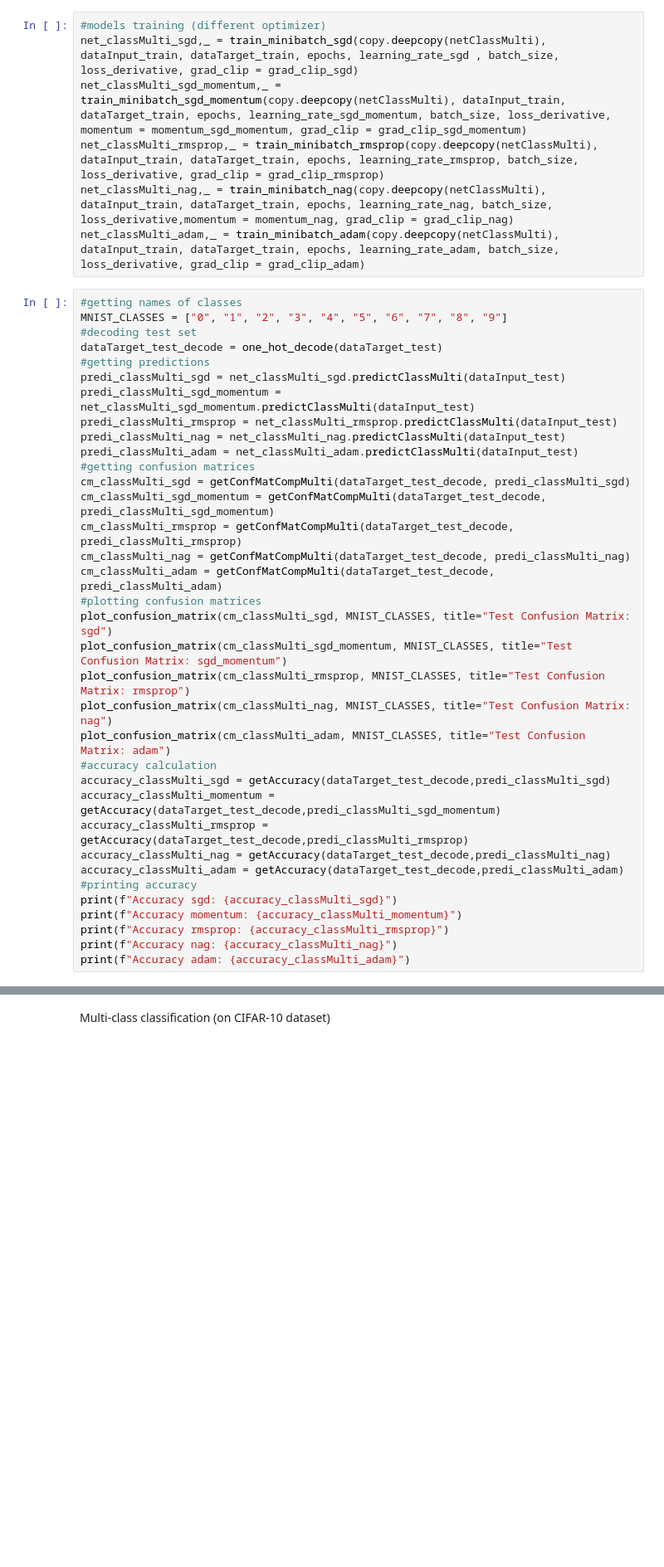
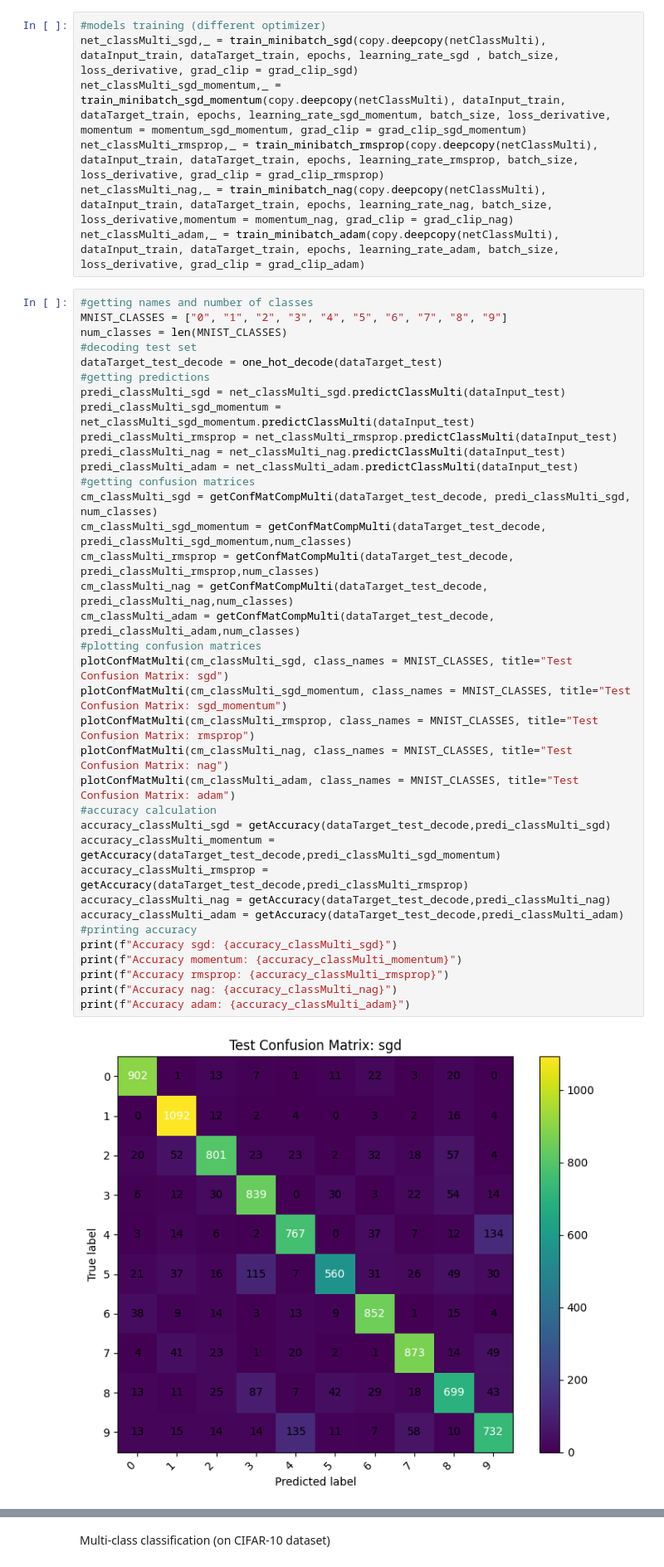
Before and after one commit to InfiniteLobster/FNN-from-scratch, a Jupyter notebook: TrainingExamples.ipynb, the cells around one changed output, grey strips where cells are left out. Shown: that part at 83% size. Drawn from its saved outputs; the diff is of its cells as text; blank space fills up the shorter version.

Commit message:
Final tests performed: everything works

```diff
--- a/TrainingExamples.ipynb
+++ b/TrainingExamples.ipynb
@@ -283,37 +313,40 @@ net_classMulti_rmsprop,_ = train_minibatch_rmsprop(copy.deepcopy(netClassMulti),
 net_classMulti_nag,_ = train_minibatch_nag(copy.deepcopy(netClassMulti), dataInput_train, dataTarget_train, epochs, learning_rate_nag, batch_size, loss_derivative,momentum = momentum_nag, grad_clip = grad_clip_nag)
 net_classMulti_adam,_ = train_minibatch_adam(copy.deepcopy(netClassMulti), dataInput_train, dataTarget_train, epochs, learning_rate_adam, batch_size, loss_derivative, grad_clip = grad_clip_adam)
 # %%
-#getting names of classes
+#getting names and number of classes
 MNIST_CLASSES = ["0", "1", "2", "3", "4", "5", "6", "7", "8", "9"]
+num_classes = len(MNIST_CLASSES)
 #decoding test set
 dataTarget_test_decode = one_hot_decode(dataTarget_test)
 #getting predictions
 predi_classMulti_sgd = net_classMulti_sgd.predictClassMulti(dataInput_test)
 predi_classMulti_sgd_momentum = net_classMulti_sgd_momentum.predictClassMulti(dataInput_test)
 predi_classMulti_rmsprop = net_classMulti_rmsprop.predictClassMulti(dataInput_test)
 predi_classMulti_nag = net_classMulti_nag.predictClassMulti(dataInput_test)
 predi_classMulti_adam = net_classMulti_adam.predictClassMulti(dataInput_test)
 #getting confusion matrices
-cm_classMulti_sgd = getConfMatCompMulti(dataTarget_test_decode, predi_classMulti_sgd)
-cm_classMulti_sgd_momentum = getConfMatCompMulti(dataTarget_test_decode, predi_classMulti_sgd_momentum)
-cm_classMulti_rmsprop = getConfMatCompMulti(dataTarget_test_decode, predi_classMulti_rmsprop)
-cm_classMulti_nag = getConfMatCompMulti(dataTarget_test_decode, predi_classMulti_nag)
-cm_classMulti_adam = getConfMatCompMulti(dataTarget_test_decode, predi_classMulti_adam)
+cm_classMulti_sgd = getConfMatCompMulti(dataTarget_test_decode, predi_classMulti_sgd, num_classes)
+cm_classMulti_sgd_momentum = getConfMatCompMulti(dataTarget_test_decode, predi_classMulti_sgd_momentum,num_classes)
+cm_classMulti_rmsprop = getConfMatCompMulti(dataTarget_test_decode, predi_classMulti_rmsprop,num_classes)
+cm_classMulti_nag = getConfMatCompMulti(dataTarget_test_decode, predi_classMulti_nag,num_classes)
+cm_classMulti_adam = getConfMatCompMulti(dataTarget_test_decode, predi_classMulti_adam,num_classes)
 #plotting confusion matrices
-plot_confusion_matrix(cm_classMulti_sgd, MNIST_CLASSES, title="Test Confusion Matrix: sgd")
-plot_confusion_matrix(cm_classMulti_sgd_momentum, MNIST_CLASSES, title="Test Confusion Matrix: sgd_momentum")
-plot_confusion_matrix(cm_classMulti_rmsprop, MNIST_CLASSES, title="Test Confusion Matrix: rmsprop")
-plot_confusion_matrix(cm_classMulti_nag, MNIST_CLASSES, title="Test Confusion Matrix: nag")
-plot_confusion_matrix(cm_classMulti_adam, MNIST_CLASSES, title="Test Confusion Matrix: adam")
+plotConfMatMulti(cm_classMulti_sgd, class_names = MNIST_CLASSES, title="Test Confusion Matrix: sgd")
+plotConfMatMulti(cm_classMulti_sgd_momentum, class_names = MNIST_CLASSES, title="Test Confusion Matrix: sgd_momentum")
+plotConfMatMulti(cm_classMulti_rmsprop, class_names = MNIST_CLASSES, title="Test Confusion Matrix: rmsprop")
+plotConfMatMulti(cm_classMulti_nag, class_names = MNIST_CLASSES, title="Test Confusion Matrix: nag")
+plotConfMatMulti(cm_classMulti_adam, class_names = MNIST_CLASSES, title="Test Confusion Matrix: adam")
 #accuracy calculation
 accuracy_classMulti_sgd = getAccuracy(dataTarget_test_decode,predi_classMulti_sgd)
 accuracy_classMulti_momentum = getAccuracy(dataTarget_test_decode,predi_classMulti_sgd_momentum)
 accuracy_classMulti_rmsprop = getAccuracy(dataTarget_test_decode,predi_classMulti_rmsprop)
 accuracy_classMulti_nag = getAccuracy(dataTarget_test_decode,predi_classMulti_nag)
 accuracy_classMulti_adam = getAccuracy(dataTarget_test_decode,predi_classMulti_adam)
 #printing accuracy
 print(f"Accuracy sgd: {accuracy_classMulti_sgd}")
 print(f"Accuracy momentum: {accuracy_classMulti_momentum}")
 print(f"Accuracy rmsprop: {accuracy_classMulti_rmsprop}")
 print(f"Accuracy nag: {accuracy_classMulti_nag}")
 print(f"Accuracy adam: {accuracy_classMulti_adam}")
+# %% [output]
+[figure, added]
```
Also changed, not shown: parts of 7 cells of this notebook, 2 other files.
